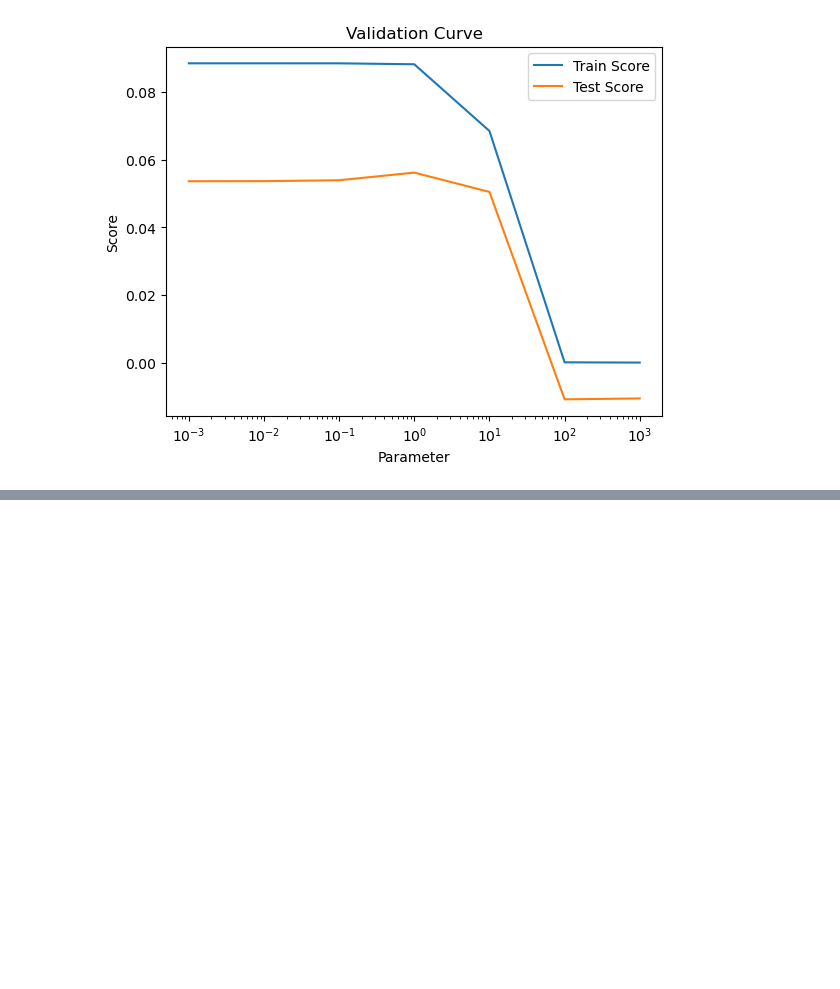
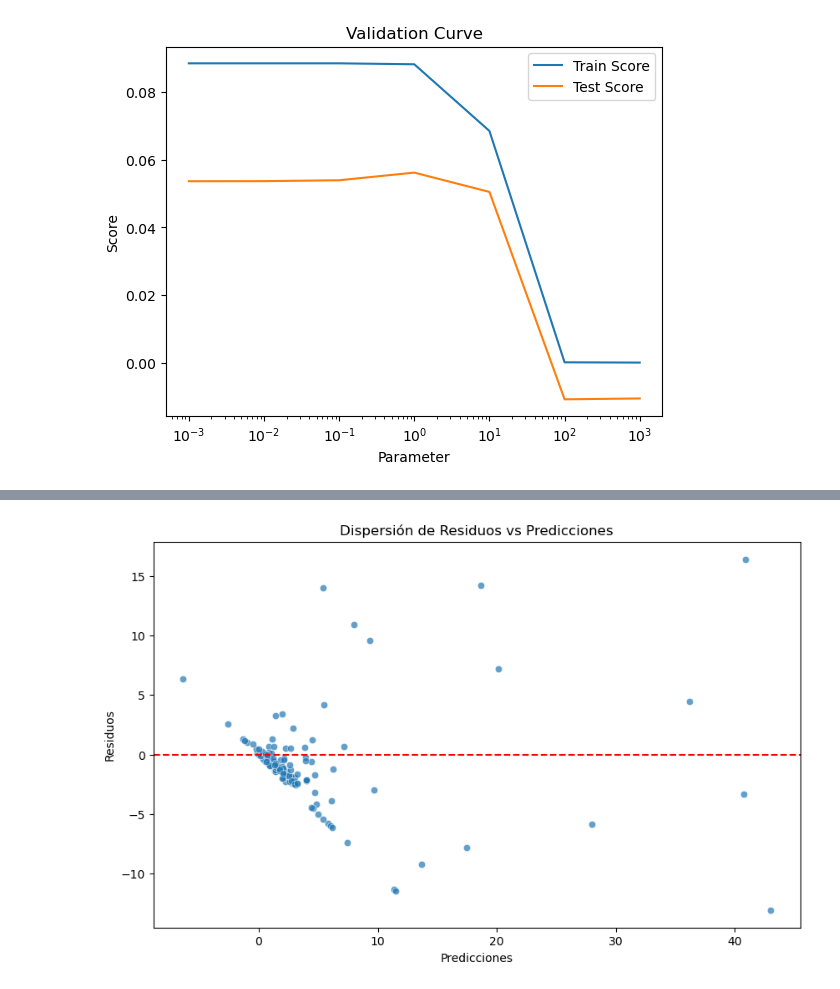
Before and after one commit to RubG4/TFM_MasterBigData_MTG, a Jupyter notebook: Modelos/ModeloSupervisado.ipynb, the cells around one changed output, grey strips where cells are left out. Saved outputs shown, nothing was run; the diff lists cells and outputs as text; code cells hidden in the pictures; blank space fills up the shorter version.

```diff
--- a/Modelos/ModeloSupervisado.ipynb
+++ b/Modelos/ModeloSupervisado.ipynb
@@ -424,0 +523,21 @@ plt.show()
+# %%
+residuos = Y_test - Y_pred_optimal
+
+# Crear un DataFrame con los residuos y las predicciones
+residuos_df = pd.DataFrame({
+    'Residuos': residuos,
+    'Predicción': Y_pred_optimal
+})
+
+# Crear el gráfico
+plt.figure(figsize=(10, 6))
+sns.scatterplot(x='Predicción', y='Residuos', data=residuos_df, alpha=0.7)
+plt.axhline(0, color='red', linestyle='--')  # Línea horizontal en y=0 para referencia
+
+plt.xlabel('Predicciones')
+plt.ylabel('Residuos')
+plt.title('Dispersión de Residuos vs Predicciones')
+
+plt.show()
+# %% [output]
+[figure, added]
```
Also changed, not shown: parts of 11 cells of this notebook, 2 other files.
